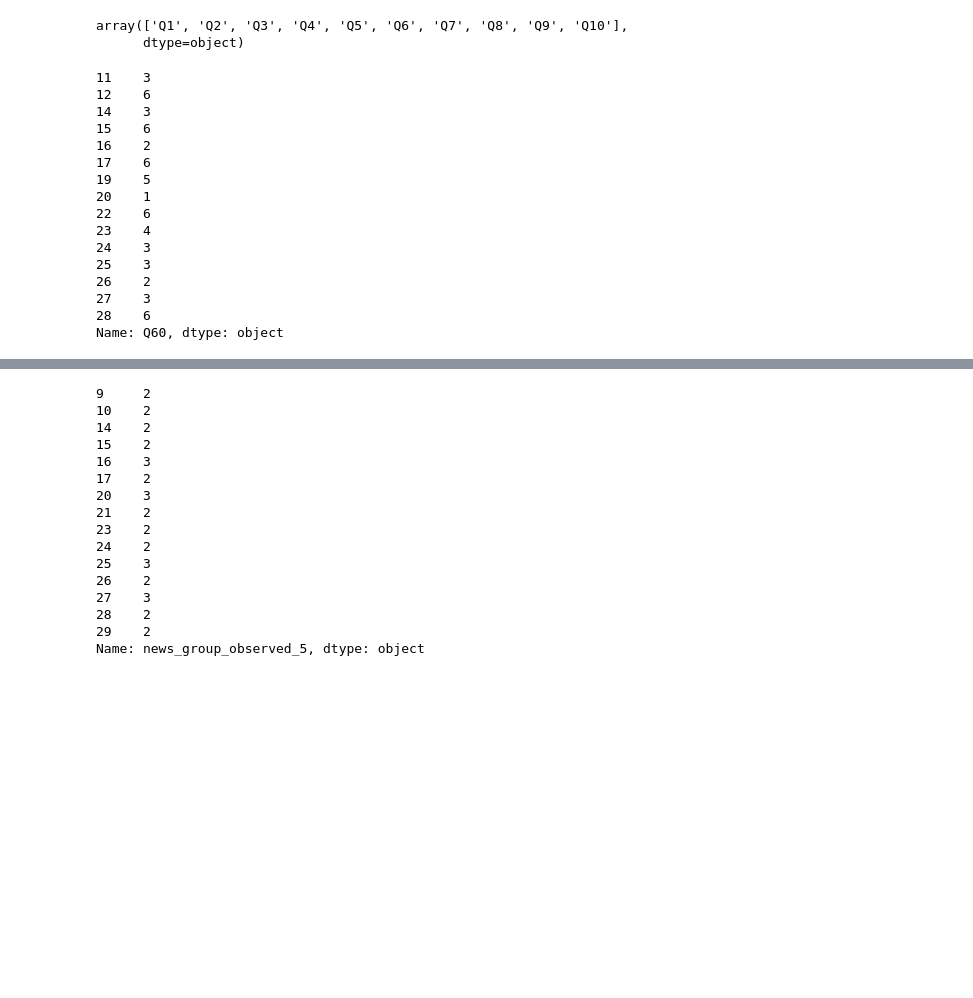
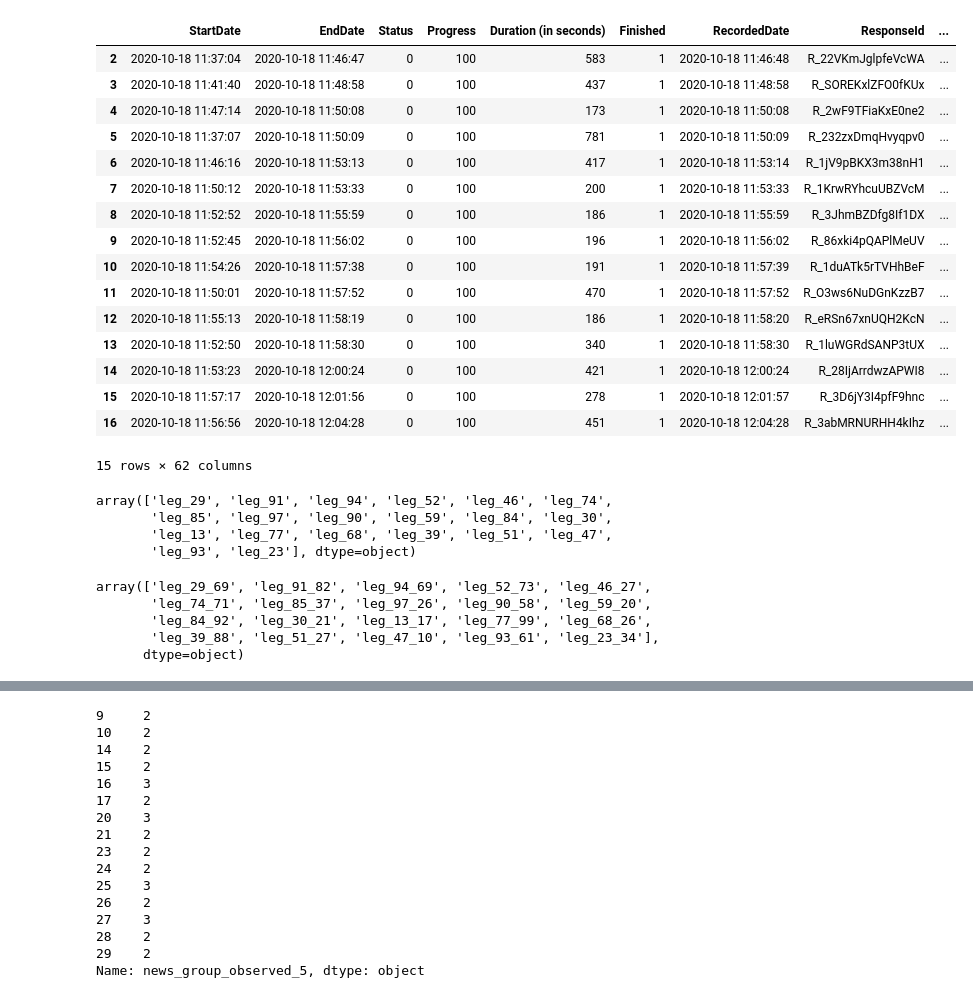
Before and after one commit to anhiancheong/topics_evaluation, a Jupyter notebook: notebooks/survey_analysis.ipynb, the cells around one changed output, grey strips where cells are left out. Cells and saved outputs as stored; diff of their text form; code cells hidden in the pictures; blank space fills up the shorter version.

```diff
--- a/notebooks/survey_analysis.ipynb
+++ b/notebooks/survey_analysis.ipynb
@@ -2,6 +2,10 @@
 
 OBSERVED_FILENAME = "/Users/hiancheong/Personal/grad/UMD/comp_ling/topics_evaluation/Observed Coherence 1_August 23, 2020_14.28.csv"
 INTRUSION_FILENAME = "/Users/hiancheong/Personal/grad/UMD/comp_ling/topics_evaluation/Word Intrusion 1_August 23, 2020_14.28.csv"
+RATINGS_OCT3_FILENAME = "/Users/hiancheong/Personal/grad/UMD/comp_ling/topics_evaluation/topic_ratings_oct_3.csv"
+
+RATINGS_OCT18_FILENAME = "/Users/hiancheong/Personal/grad/UMD/comp_ling/topics_evaluation/oct_18/ratings_data_oct18.csv"
+INTRUDERS_OCT18_FILENAME = "/Users/hiancheong/Personal/grad/UMD/comp_ling/topics_evaluation/oct_18/intruders_data_oct18.csv"
 # %%
 import pandas as pd
 
@@ -93,24 +144,37 @@ observed_data
+# %%
+ratings_oct18_data
+# %% [output]
+|  | StartDate | EndDate | Status | Progress | Duration (in seconds) | Finished | RecordedDate | ResponseId | ... |
+| 2 | 2020-10-18 11:37:04 | 2020-10-18 11:46:47 | 0 | 100 | 583 | 1 | 2020-10-18 11:46:48 | R_22VKmJglpfeVcWA | ... |
+| 3 | 2020-10-18 11:41:40 | 2020-10-18 11:48:58 | 0 | 100 | 437 | 1 | 2020-10-18 11:48:58 | R_SOREKxlZFO0fKUx | ... |
+| 4 | 2020-10-18 11:47:14 | 2020-10-18 11:50:08 | 0 | 100 | 173 | 1 | 2020-10-18 11:50:08 | R_2wF9TFiaKxE0ne2 | ... |
+| 5 | 2020-10-18 11:37:07 | 2020-10-18 11:50:09 | 0 | 100 | 781 | 1 | 2020-10-18 11:50:09 | R_232zxDmqHvyqpv0 | ... |
+| 6 | 2020-10-18 11:46:16 | 2020-10-18 11:53:13 | 0 | 100 | 417 | 1 | 2020-10-18 11:53:14 | R_1jV9pBKX3m38nH1 | ... |
+| 7 | 2020-10-18 11:50:12 | 2020-10-18 11:53:33 | 0 | 100 | 200 | 1 | 2020-10-18 11:53:33 | R_1KrwRYhcuUBZVcM | ... |
+| 8 | 2020-10-18 11:52:52 | 2020-10-18 11:55:59 | 0 | 100 | 186 | 1 | 2020-10-18 11:55:59 | R_3JhmBZDfg8If1DX | ... |
+| 9 | 2020-10-18 11:52:45 | 2020-10-18 11:56:02 | 0 | 100 | 196 | 1 | 2020-10-18 11:56:02 | R_86xki4pQAPlMeUV | ... |
+| 10 | 2020-10-18 11:54:26 | 2020-10-18 11:57:38 | 0 | 100 | 191 | 1 | 2020-10-18 11:57:39 | R_1duATk5rTVHhBeF | ... |
+| 11 | 2020-10-18 11:50:01 | 2020-10-18 11:57:52 | 0 | 100 | 470 | 1 | 2020-10-18 11:57:52 | R_O3ws6NuDGnKzzB7 | ... |
+| 12 | 2020-10-18 11:55:13 | 2020-10-18 11:58:19 | 0 | 100 | 186 | 1 | 2020-10-18 11:58:20 | R_eRSn67xnUQH2KcN | ... |
+| 13 | 2020-10-18 11:52:50 | 2020-10-18 11:58:30 | 0 | 100 | 340 | 1 | 2020-10-18 11:58:30 | R_1luWGRdSANP3tUX | ... |
+| 14 | 2020-10-18 11:53:23 | 2020-10-18 12:00:24 | 0 | 100 | 421 | 1 | 2020-10-18 12:00:24 | R_28IjArrdwzAPWI8 | ... |
+| 15 | 2020-10-18 11:57:17 | 2020-10-18 12:01:56 | 0 | 100 | 278 | 1 | 2020-10-18 12:01:57 | R_3D6jY3I4pfF9hnc | ... |
+| 16 | 2020-10-18 11:56:56 | 2020-10-18 12:04:28 | 0 | 100 | 451 | 1 | 2020-10-18 12:04:28 | R_3abMRNURHH4kIhz | ... |
+15 rows × 62 columns
+# %%
+#ratings_oct18_data.columns.values[11:21]
+ratings_oct18_data.columns.values[21:41]
+#ratings_oct18_data.columns.values[41:61]
+# %% [output]
+array(['leg_29', 'leg_91', 'leg_94', 'leg_52', 'leg_46', 'leg_74',
+       'leg_85', 'leg_97', 'leg_90', 'leg_59', 'leg_84', 'leg_30',
+       'leg_13', 'leg_77', 'leg_68', 'leg_39', 'leg_51', 'leg_47',
+       'leg_93', 'leg_23'], dtype=object)
 # %%
-intrusion_data.columns.values[11:21]
+intruders_oct18_data.columns.values[21:41]
 # %% [output]
-array(['Q1', 'Q2', 'Q3', 'Q4', 'Q5', 'Q6', 'Q7', 'Q8', 'Q9', 'Q10'],
+array(['leg_29_69', 'leg_91_82', 'leg_94_69', 'leg_52_73', 'leg_46_27',
+       'leg_74_71', 'leg_85_37', 'leg_97_26', 'leg_90_58', 'leg_59_20',
+       'leg_84_92', 'leg_30_21', 'leg_13_17', 'leg_77_99', 'leg_68_26',
+       'leg_39_88', 'leg_51_27', 'leg_47_10', 'leg_93_61', 'leg_23_34'],
       dtype=object)
-# %%
-intrusion_data["Q60"]
-# %% [output]
-11    3
-12    6
-14    3
-15    6
-16    2
-17    6
-19    5
-20    1
-22    6
-23    4
-24    3
-25    3
-26    2
-27    3
-28    6
-Name: Q60, dtype: object
```
Also changed, not shown: parts of 38 cells of this notebook, 13 other files.
